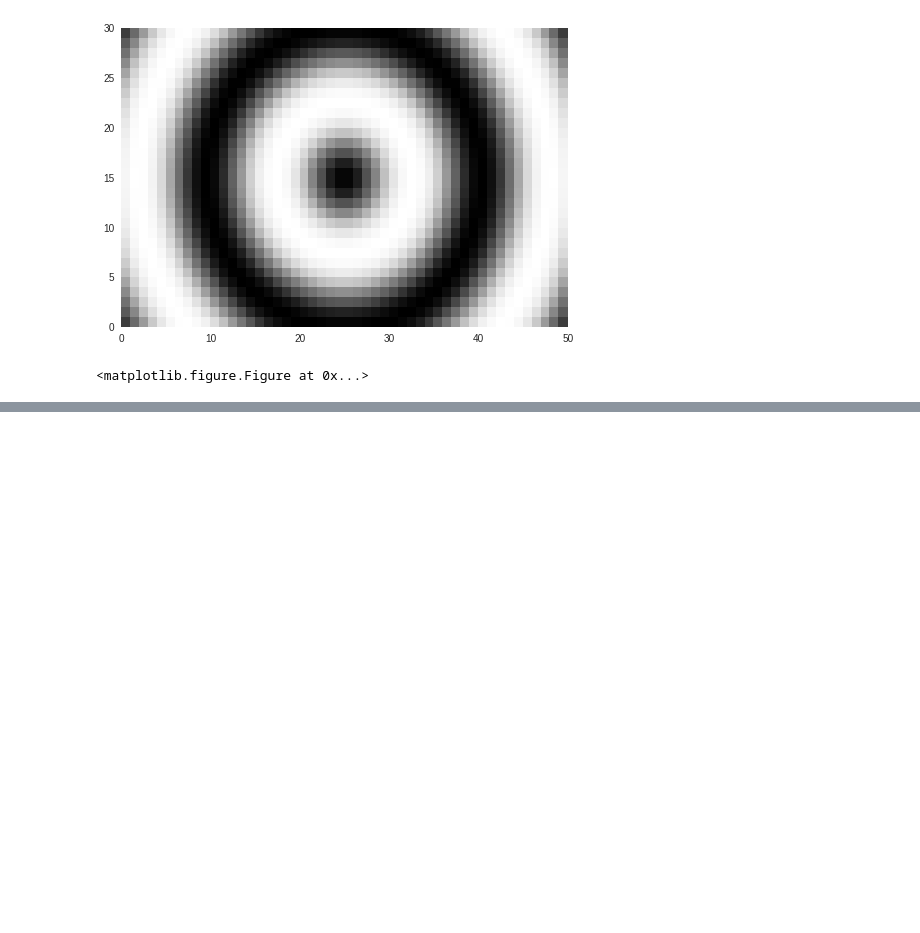
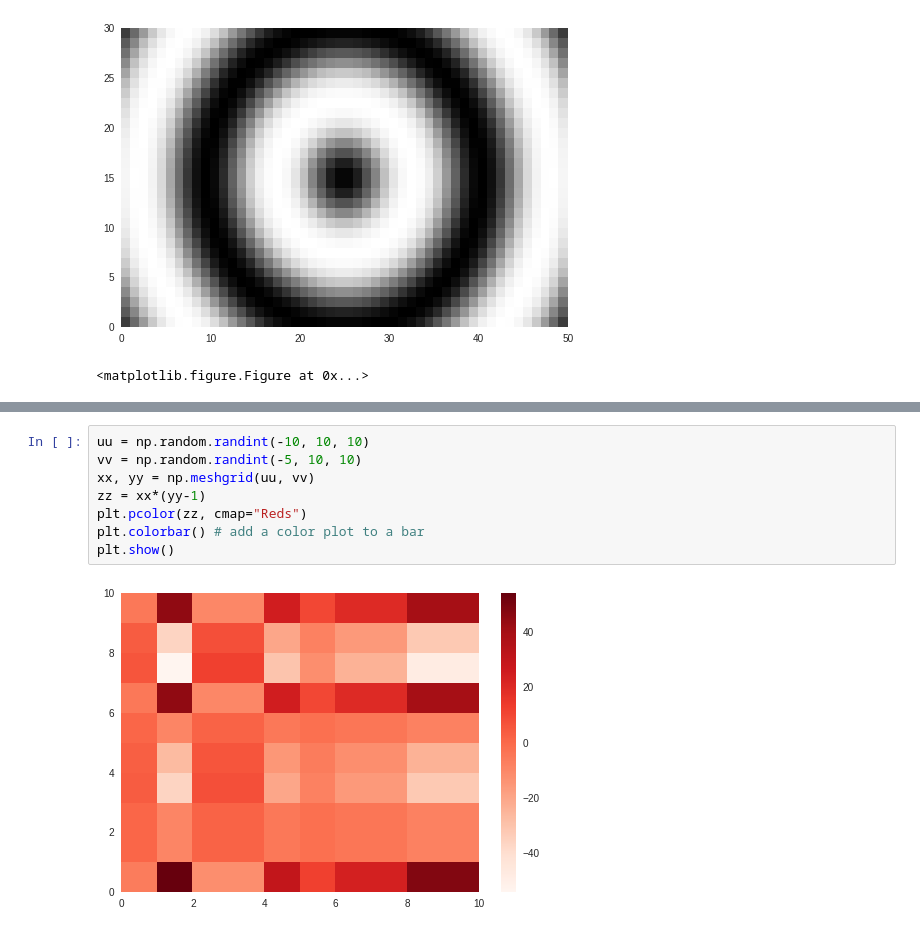
Before and after one commit to saadkattan/python-visualization, a Jupyter notebook: 2d-plotting.ipynb, the cells around one changed output, grey strips where cells are left out. Saved outputs shown, nothing was run; the diff lists cells and outputs as text; blank space fills up the shorter version.

```diff
--- a/2d-plotting.ipynb
+++ b/2d-plotting.ipynb
@@ -45,0 +84,10 @@ plt.savefig('sine_mesh.png')
+# %%
+uu = np.random.randint(-10, 10, 10)
+vv = np.random.randint(-5, 10, 10)
+xx, yy = np.meshgrid(uu, vv)
+zz = xx*(yy-1)
+plt.pcolor(zz, cmap="Reds")
+plt.colorbar() # add a color plot to a bar
+plt.show()
+# %% [output]
+[figure, added]
```
Also changed, not shown: parts of 4 cells of this notebook.
